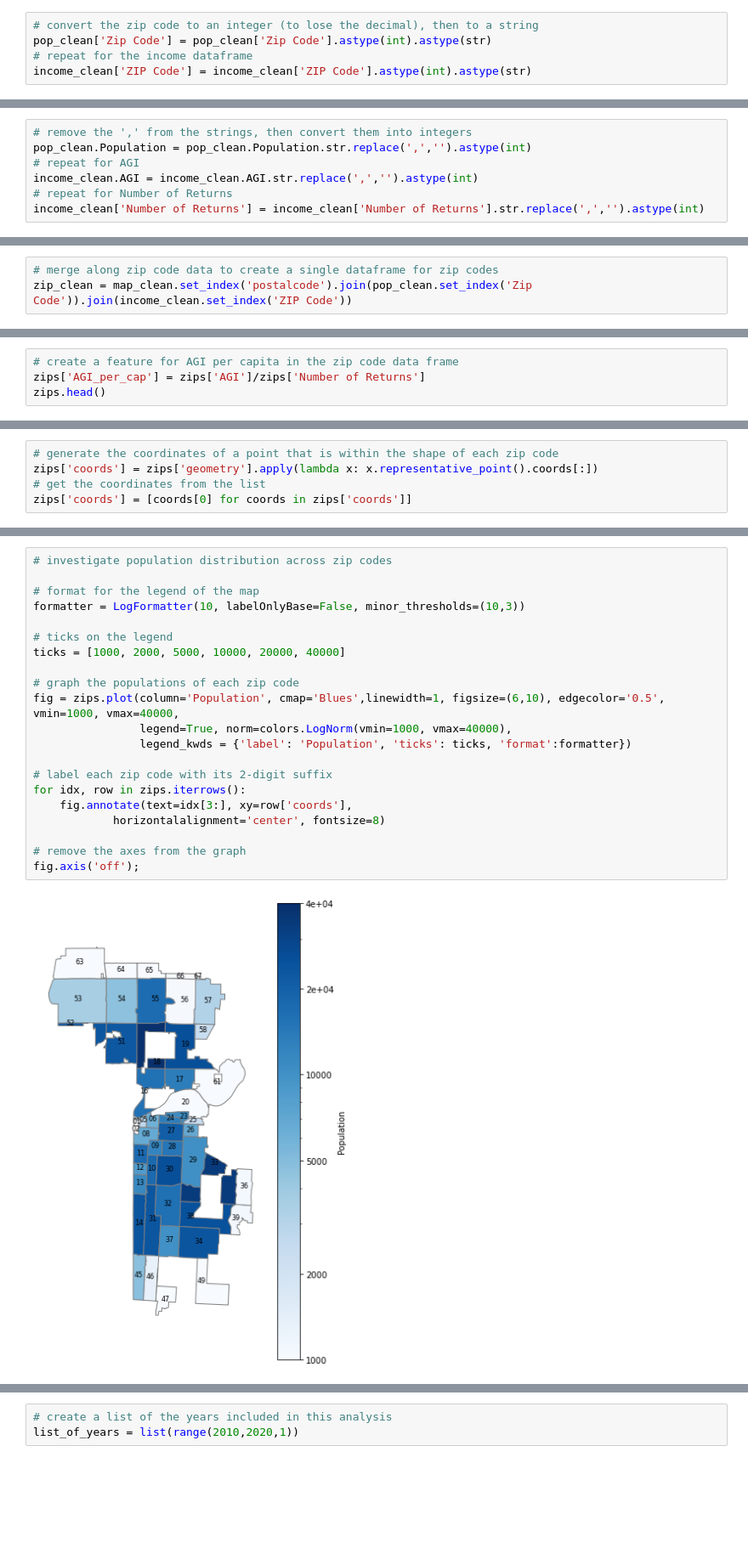
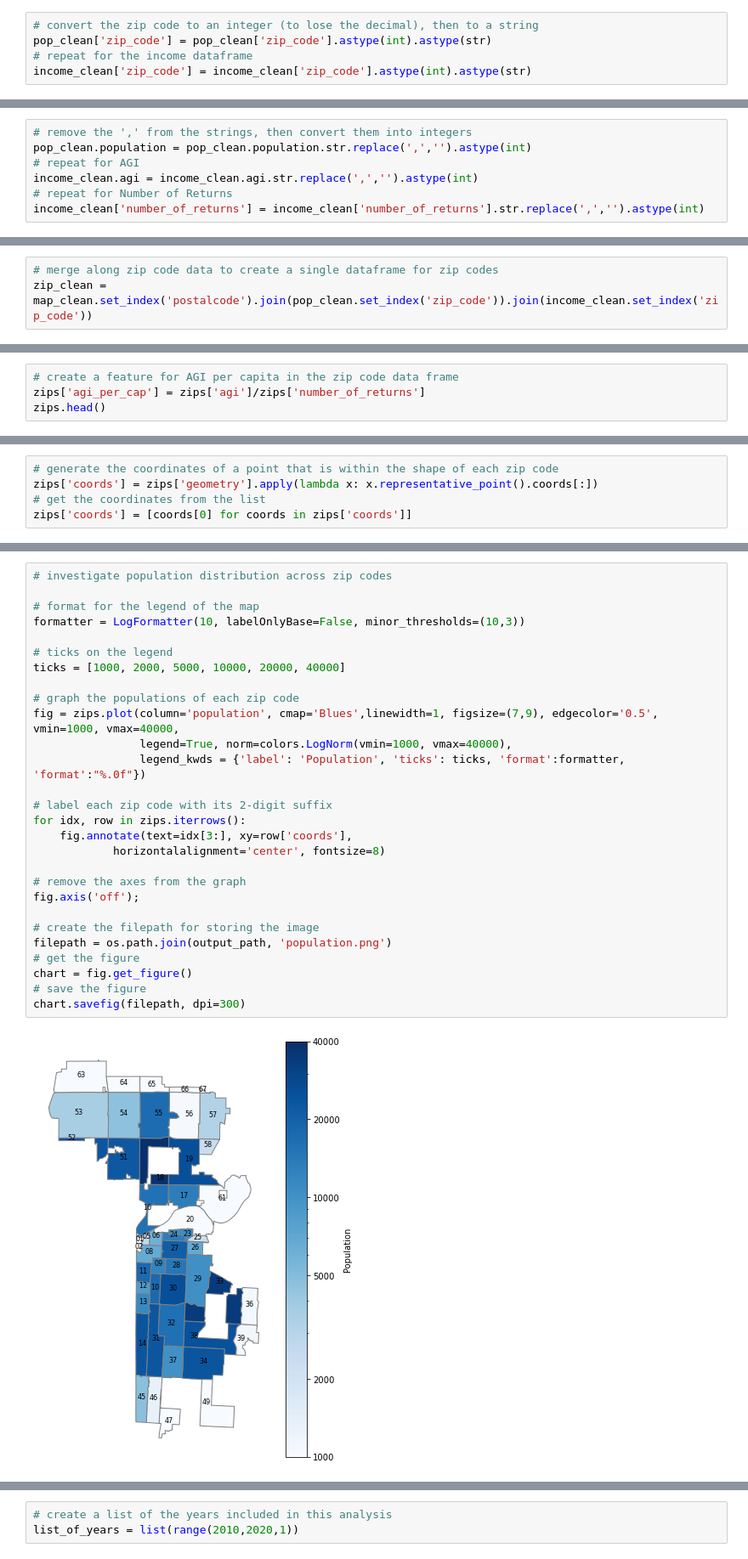
Before and after one commit to sjhaluck/KCMO-Property-and-Crime, a Jupyter notebook: KC_property_crime.ipynb, the cells around one changed output, grey strips where cells are left out. Shown at 85% size. Drawn from its saved outputs; the diff is of its cells as text; blank space fills up the shorter version.

Commit message:
docs: normalized all column names to lower_case
feat: finished the graphs for domestic violence and firearm use
exported all graphs and charts to appropriate folder

```diff
--- a/KC_property_crime.ipynb
+++ b/KC_property_crime.ipynb
@@ -559,9 +598,9 @@ income_clean.tail()
 #### Code
 # %%
 # convert the zip code to an integer (to lose the decimal), then to a string
-pop_clean['Zip Code'] = pop_clean['Zip Code'].astype(int).astype(str)
+pop_clean['zip_code'] = pop_clean['zip_code'].astype(int).astype(str)
 # repeat for the income dataframe
-income_clean['ZIP Code'] = income_clean['ZIP Code'].astype(int).astype(str)
+income_clean['zip_code'] = income_clean['zip_code'].astype(int).astype(str)
 # %% [markdown]
 #### Test
 # %%
@@ -592,11 +631,11 @@ Name: ZIP Code, dtype: object
 #### Code
 # %%
 # remove the ',' from the strings, then convert them into integers
-pop_clean.Population = pop_clean.Population.str.replace(',','').astype(int)
+pop_clean.population = pop_clean.population.str.replace(',','').astype(int)
 # repeat for AGI
-income_clean.AGI = income_clean.AGI.str.replace(',','').astype(int)
+income_clean.agi = income_clean.agi.str.replace(',','').astype(int)
 # repeat for Number of Returns
-income_clean['Number of Returns'] = income_clean['Number of Returns'].str.replace(',','').astype(int)
+income_clean['number_of_returns'] = income_clean['number_of_returns'].str.replace(',','').astype(int)
 # %% [markdown]
 #### Test
 # %%
@@ -622,7 +661,7 @@ dtype: object
 #### Code
 # %%
 # merge along zip code data to create a single dataframe for zip codes
-zip_clean = map_clean.set_index('postalcode').join(pop_clean.set_index('Zip Code')).join(income_clean.set_index('ZIP Code'))
+zip_clean = map_clean.set_index('postalcode').join(pop_clean.set_index('zip_code')).join(income_clean.set_index('zip_code'))
 # %% [markdown]
 #### Test
 # %%
@@ -1143,6 +1182,6 @@ violations = violations_clean.copy()
 zips = zip_clean.copy()
 # %%
 # create a feature for AGI per capita in the zip code data frame
-zips['AGI_per_cap'] = zips['AGI']/zips['Number of Returns']
+zips['agi_per_cap'] = zips['agi']/zips['number_of_returns']
 zips.head()
 # %% [output]
@@ -1183,25 +1216,32 @@ zips['coords'] = [coords[0] for coords in zips['coords']]
 # %%
 # investigate population distribution across zip codes
 
 # format for the legend of the map
 formatter = LogFormatter(10, labelOnlyBase=False, minor_thresholds=(10,3))
 
 # ticks on the legend
 ticks = [1000, 2000, 5000, 10000, 20000, 40000]
 
 # graph the populations of each zip code
-fig = zips.plot(column='Population', cmap='Blues',linewidth=1, figsize=(6,10), edgecolor='0.5', vmin=1000, vmax=40000,
+fig = zips.plot(column='population', cmap='Blues',linewidth=1, figsize=(7,9), edgecolor='0.5', vmin=1000, vmax=40000,
                 legend=True, norm=colors.LogNorm(vmin=1000, vmax=40000),
-                legend_kwds = {'label': 'Population', 'ticks': ticks, 'format':formatter})
+                legend_kwds = {'label': 'Population', 'ticks': ticks, 'format':formatter, 'format':"%.0f"})
 
 # label each zip code with its 2-digit suffix
 for idx, row in zips.iterrows():
     fig.annotate(text=idx[3:], xy=row['coords'],
             horizontalalignment='center', fontsize=8)
 
 # remove the axes from the graph
 fig.axis('off');
+
+# create the filepath for storing the image
+filepath = os.path.join(output_path, 'population.png')
+# get the figure
+chart = fig.get_figure()
+# save the figure
+chart.savefig(filepath, dpi=300)
 # %% [output]
-[figure, old version]
+[figure, new version]
 # %%
 # display the zip codes arranged by income
```
Also changed, not shown: parts of 125 cells of this notebook, 33 other files.
